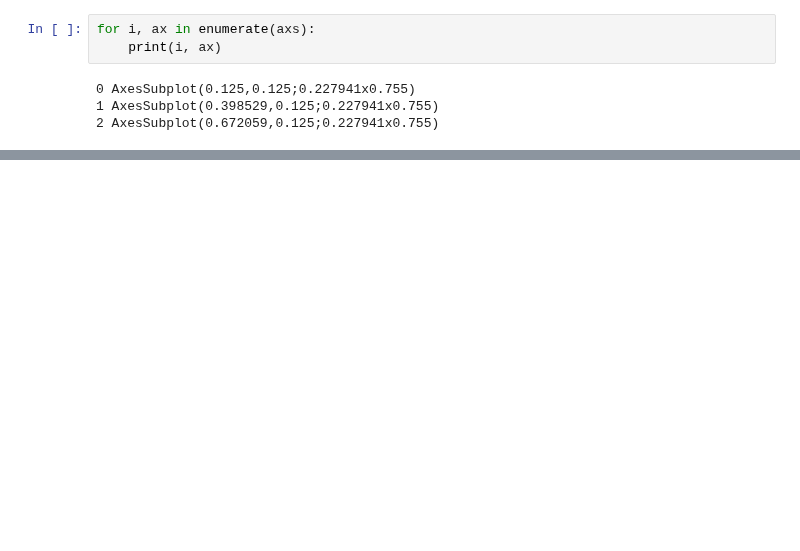
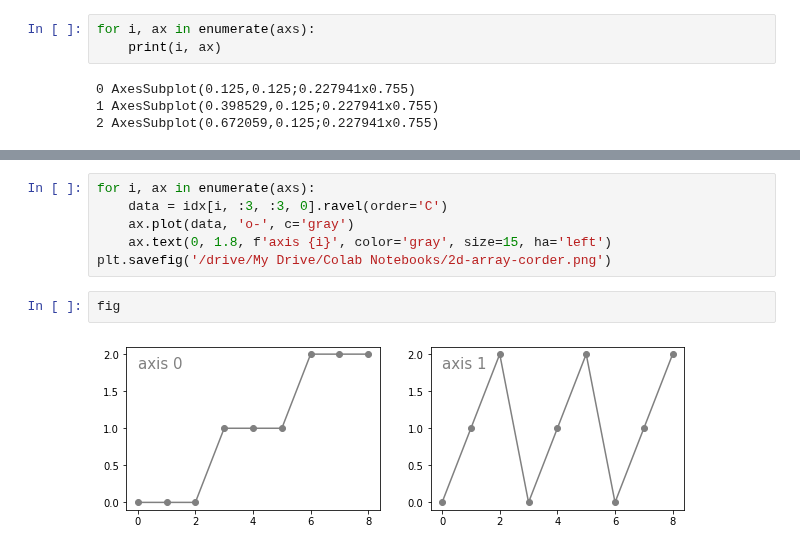
Before and after one commit to hiro106/statistics-ml-cs-learning, a Jupyter notebook: Fastest_dimension_of_array.ipynb, the cells around one changed output, grey strips where cells are left out. Drawn from its saved outputs; the diff is of its cells as text; blank space fills up the shorter version.

```diff
--- a/Fastest_dimension_of_array.ipynb
+++ b/Fastest_dimension_of_array.ipynb
@@ -341,0 +340,10 @@ array([[[[0, 0, 0, 0],
+# %%
+for i, ax in enumerate(axs):
+    data = idx[i, :3, :3, 0].ravel(order='C')
+    ax.plot(data, 'o-', c='gray')
+    ax.text(0, 1.8, f'axis {i}', color='gray', size=15, ha='left')
+plt.savefig('/drive/My Drive/Colab Notebooks/2d-array-corder.png')
+# %%
+fig
+# %% [output]
+[figure, added]
```
Also changed, not shown: parts of 29 cells of this notebook.
